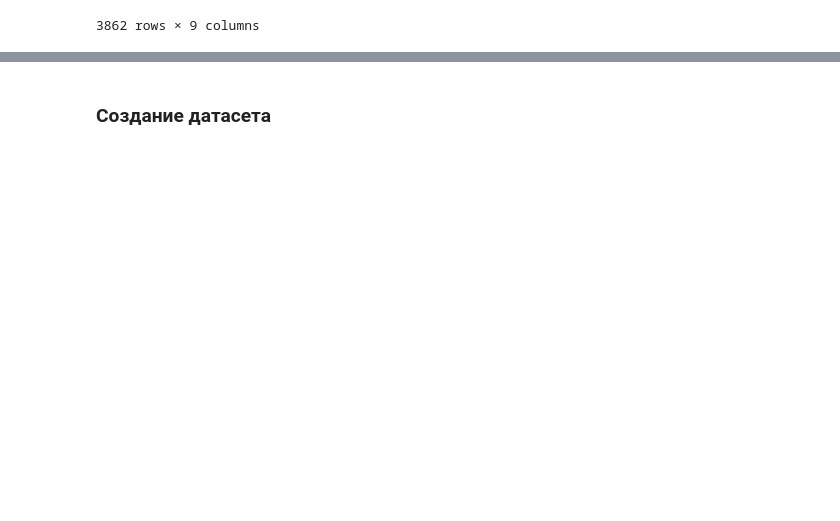
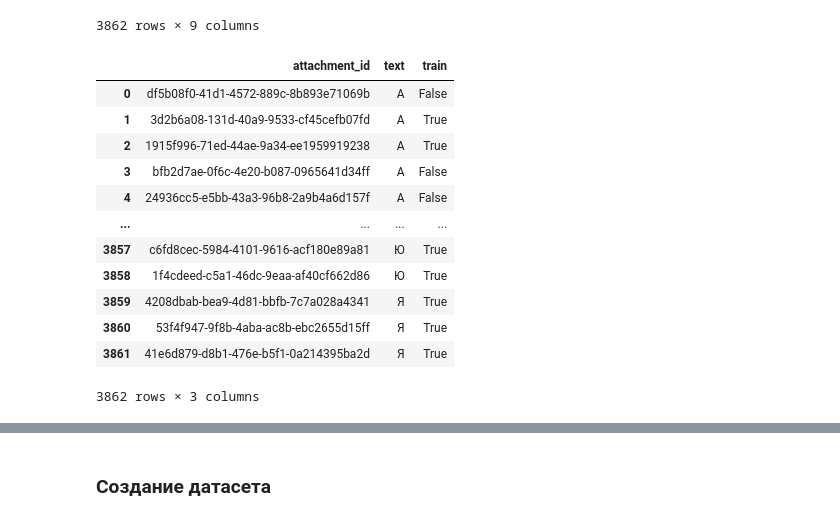
Before and after one commit to UnkindGoose/MobileNetV2-TSM, a Jupyter notebook: model.ipynb, the cells around one changed output, grey strips where cells are left out. Drawn from its saved outputs; the diff is of its cells as text; code cells hidden in the pictures; blank space fills up the shorter version.

```diff
--- a/model.ipynb
+++ b/model.ipynb
@@ -101,5 +105,19 @@ annot
 | 3861 | 41e6d879-d8b1-476e-b5f1-0a214395ba2d | d01fdbbbd69ec8c4914397ba4abb899c | Я | 1 | 110 | 1920 | 1080 | True | 111 |
 3862 rows × 9 columns
 # %%
-annot.drop(columns=["user_id", "begin", "end", "height", "width", "length"], inplace=True)
+annot.drop(columns=["user_id", "begin", "end", "height", "width", "length"], inplace=False)
+# %% [output]
+|  | attachment_id | text | train |
+| 0 | df5b08f0-41d1-4572-889c-8b893e71069b | А | False |
+| 1 | 3d2b6a08-131d-40a9-9533-cf45cefb07fd | А | True |
+| 2 | 1915f996-71ed-44ae-9a34-ee1959919238 | А | True |
+| 3 | bfb2d7ae-0f6c-4e20-b087-0965641d34ff | А | False |
+| 4 | 24936cc5-e5bb-43a3-96b8-2a9b4a6d157f | А | False |
+| ... | ... | ... | ... |
+| 3857 | c6fd8cec-5984-4101-9616-acf180e89a81 | Ю | True |
+| 3858 | 1f4cdeed-c5a1-46dc-9eaa-af40cf662d86 | Ю | True |
+| 3859 | 4208dbab-bea9-4d81-bbfb-7c7a028a4341 | Я | True |
+| 3860 | 53f4f947-9f8b-4aba-ac8b-ebc2655d15ff | Я | True |
+| 3861 | 41e6d879-d8b1-476e-b5f1-0a214395ba2d | Я | True |
+3862 rows × 3 columns
 # %%
```
Also changed, not shown: parts of 39 cells of this notebook, 1 other file.
